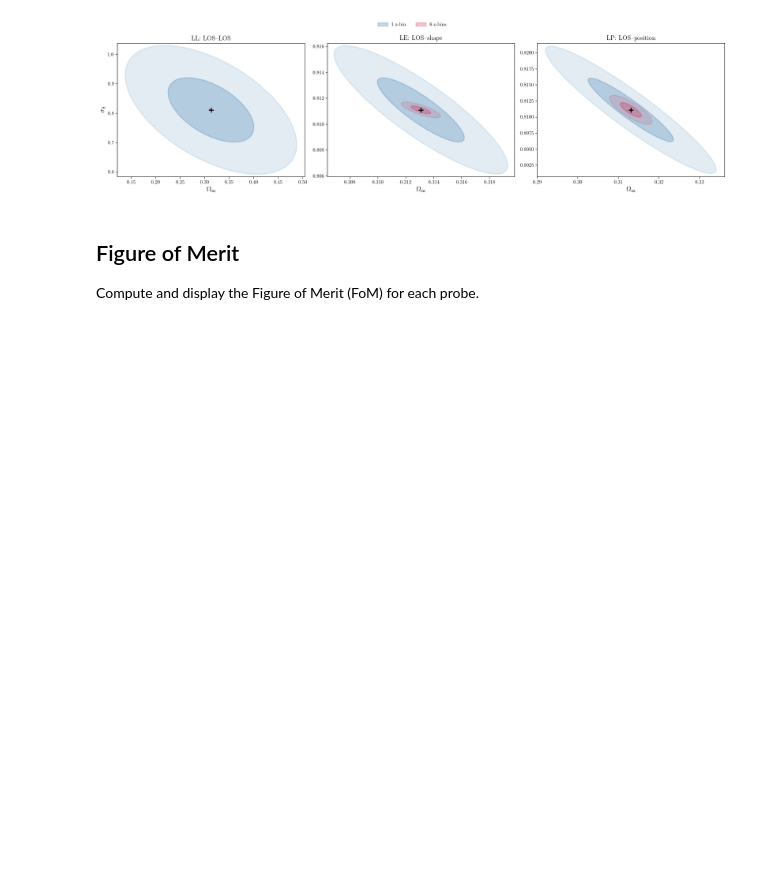
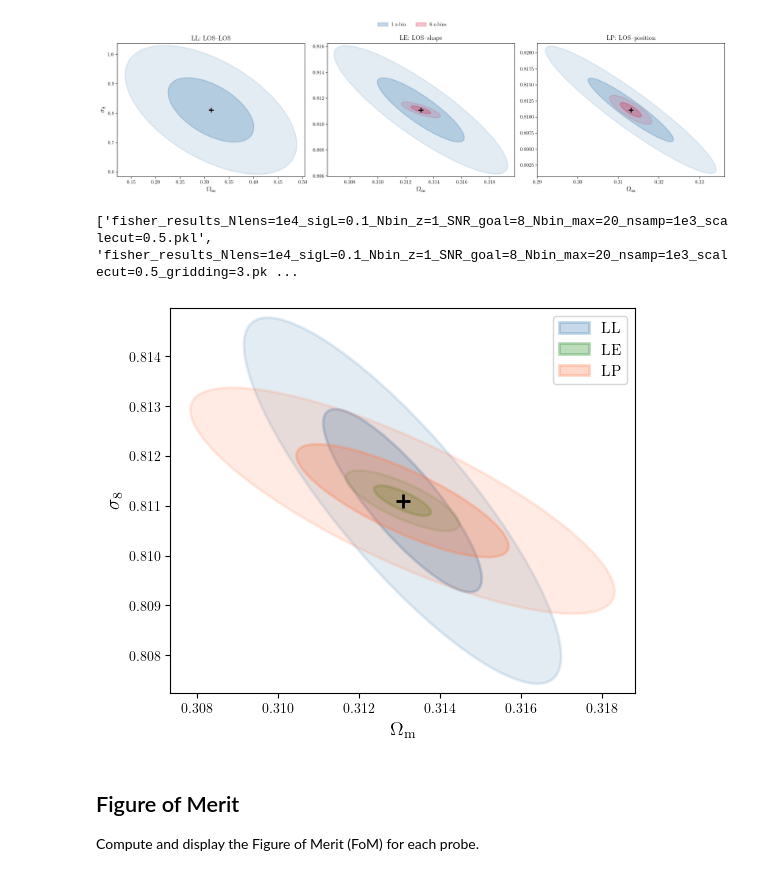
Before and after one commit to nataliehogg/focsle, a Jupyter notebook: notebooks/fisher_forecast_example.ipynb, the cells around one changed output. Saved outputs shown, nothing was run; the diff lists cells and outputs as text; code cells hidden in the pictures; blank space fills up the shorter version.

Commit message:
overlay plotting function

```diff
--- a/notebooks/fisher_forecast_example.ipynb
+++ b/notebooks/fisher_forecast_example.ipynb
@@ -236,6 +236,18 @@ fig = plot_comparison(
 plt.show()
 # %% [output]
 [figure]
+# %%
+fig = plot_constraints_overlay(
+  FisherForecast.load_results(saved_results[5]),
+  probes=["LL", "LE", "LP"],
+  title=None,
+  show_2sigma=True,
+)
+
+plt.show()
+# %% [output]
+['fisher_results_Nlens=1e4_sigL=0.1_Nbin_z=1_SNR_goal=8_Nbin_max=20_nsamp=1e3_scalecut=0.5.pkl', 'fisher_results_Nlens=1e4_sigL=0.1_Nbin_z=1_SNR_goal=8_Nbin_max=20_nsamp=1e3_scalecut=0.5_gridding=3.pk ...
+[figure, added]
 # %% [markdown]
 ## Figure of Merit
 
```
Also changed, not shown: parts of 1 cell of this notebook, 2 other files.
